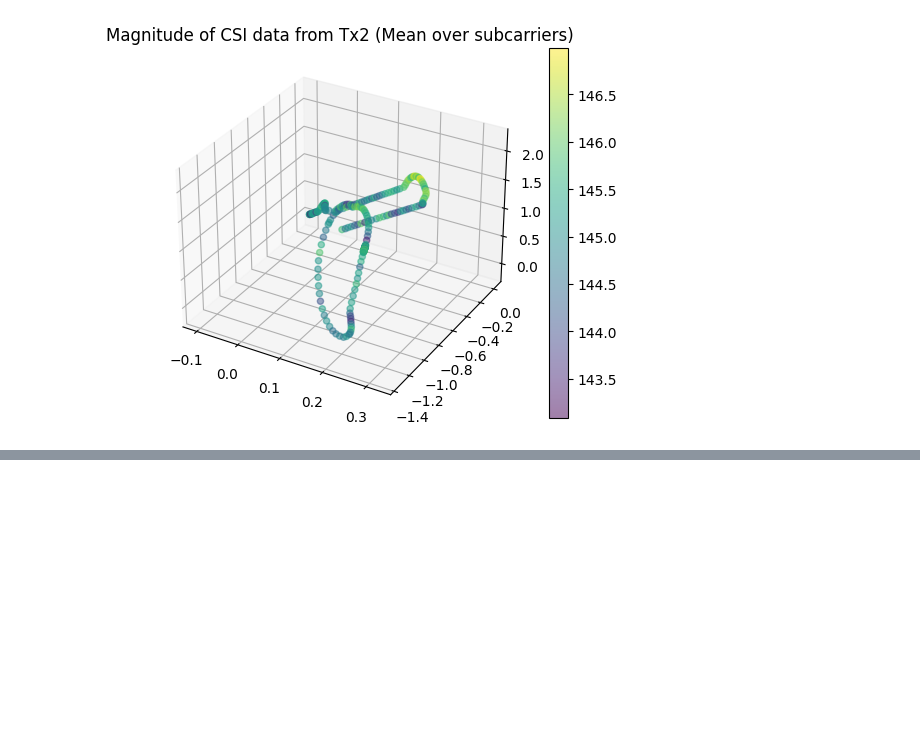
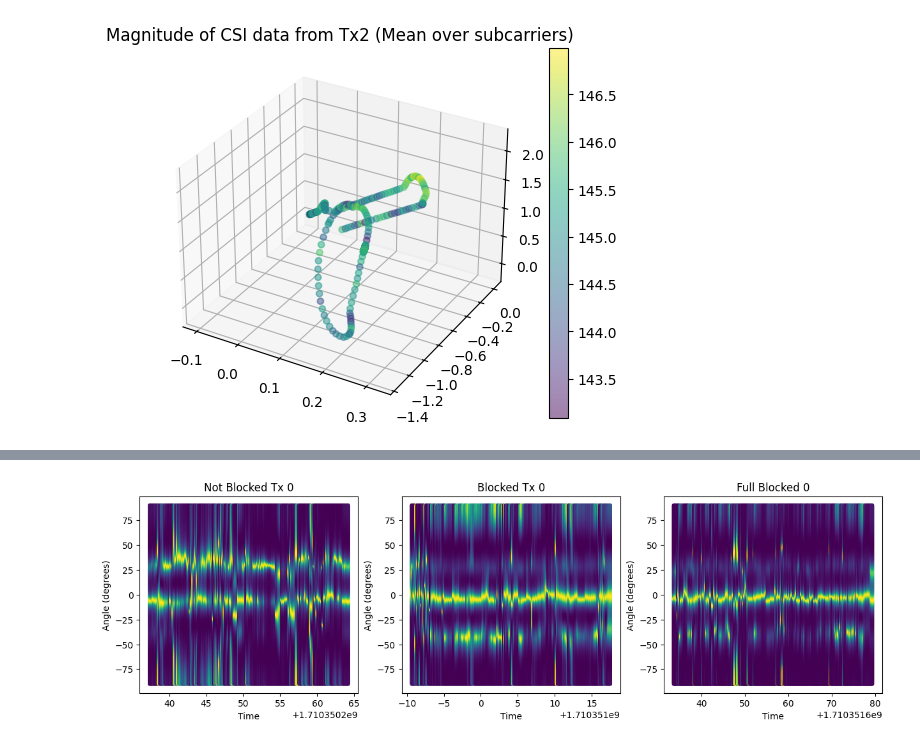
Before and after one commit to Navidt/SignalPropogation, a Jupyter notebook: visualization.ipynb, the cells around one changed output, grey strips where cells are left out. Saved outputs shown, nothing was run; the diff lists cells and outputs as text; code cells hidden in the pictures; blank space fills up the shorter version.

```diff
--- a/visualization.ipynb
+++ b/visualization.ipynb
@@ -842,0 +761,83 @@ Channel: 157  BW: 20000000.0
+# %%
+# rotationData = rosbag.Bag("rotationData.bag")
+# controlData = rosbag.Bag("testingData/control.bag")
+# musicData1 = get_angle_profiles(rotationData, "music", [0, 10, 20, 30, 40, 49])
+# musicData2 = get_angle_profiles(rotationData, "music")
+
+# controlAnglesMusic = get_angle_profiles(controlData, "music")
+# controlAnglesAOA = get_angle_profiles(controlData, "aoa")
+
+# neg45Data = rosbag.Bag("testingData/reflector1.bag")
+# neg45AnglesMusic = get_angle_profiles(neg45Data, "music")
+# neg45AnglesAOA = get_angle_profiles(neg45Data, "aoa")
+# neg45AnglesOtherMusic = get_angle_profiles(neg45Data, "othermusic")
+
+
+# pos45Data = rosbag.Bag("testingData/reflector3.bag")
+# pos45AnglesMusic = get_angle_profiles(pos45Data, "music")
+# pos45AnglesAOA = get_angle_profiles(pos45Data, "aoa")
+# pos45AnglesOtherMusic = get_angle_profiles(pos45Data, "othermusic")
+
+compensationData = rosbag.Bag("compensation_2024-03-13-11-15-56.bag")
+
+
+# draw_amplitudes_4x4(compensationData)
+# phase_amplidude_2x4(compensationData, phaseRange=(-4, 4), magRange=(143, 150))
+test2 = rosbag.Bag("test2_2024-03-13-11-33-56.bag")
+
+
+rotationData = rosbag.Bag("rotationData_2024-03-13-12-09-44.bag")
+rotationProfile = get_angle_profiles(rotationData, "music", txs=[0, 1, 2, 3])
+
+closeRotationData = rosbag.Bag("rotationDataClose_2024-03-13-12-14-50.bag")
+
+headOnData = rosbag.Bag("HeadOn_2024-03-13-12-17-17.bag")
+headOnBlockedData = rosbag.Bag("HeadOnBlocked_2024-03-13-12-29-50.bag")
+headOnFullBlockedData = rosbag.Bag("HeadOnFullBlocked_2024-03-13-12-40-33.bag")
+# draw_amplitudes_4x4(headOnBlockedData)
+
+# plot_angle_profiles(rotationProfile, "All tx")
+
+for tx in range(0, 4):
+    fig, (ax0, ax1, ax2) = plt.subplots(1, 3, figsize=(15, 4))
+    blocked = get_angle_profiles(headOnBlockedData, "music", txs=[tx])
+
+    notBlocked = get_angle_profiles(headOnData, "music", txs=[tx])
+
+    fullBlocked = get_angle_profiles(headOnFullBlockedData, "music", txs=[tx])
+
+    plot_angle_profiles(notBlocked, f"Not Blocked Tx {tx}", ax0)
+
+    plot_angle_profiles(blocked, f"Blocked Tx {tx}", ax1)
+
+    plot_angle_profiles(fullBlocked, f"Full Blocked {tx}", ax2)
+    plt.show()
+
+# testData = rosbag.Bag("testData13_2024-03-13-11-03-45.bag")
+# testProfile = get_angle_profiles(testData, "aoa")
+# plot_angle_profiles(testProfile, "Test")
+# aoaData = get_angle_profiles(rotationData, "aoa")
+# clippedMusic = []
+# for i in range(len(musicData)):
+#   row = musicData[i][2].copy()
+#   row[row < 1] = 0
+#   clippedMusic.append((musicData[i][0], musicData[i][1], row))
+# clippedAoa = []
+# for i in range(len(aoaData)):
+#   row = aoaData[i][2].copy()
+#   row[row < 1] = 0
+#   clippedAoa.append((aoaData[i][0], aoaData[i][1], row))
+# clippedCombined = []
+# for i in range(len(musicData)):
+#   clippedCombined.append((musicData[i][0], musicData[i][1], clippedMusic[i][2] * clippedMusic[i][2]))
+
+# differences = []
+# for i in range(len(musicData)):
+#   differences.append((musicData[i][0], musicData[i][1], np.isclose(musicData[i][2], aoaData[i][2], rtol=0.3)))
+
+# print(neg45AnglesMusic)
+
+# plot_angle_profiles(neg45AnglesAOA, "Negative Angle Reflector (AOA)")
+# plot_angle_profiles(neg45AnglesMusic, "Negative Angle Reflector (MUSIC)")
+# plot_angle_profiles(neg45AnglesOtherMusic, "Negative Angle Reflector (Other MUSIC)")
+# %% [output]
@@ -842,0 +852 @@ Channel: 157  BW: 20000000.0
+[figure, added]
```
Also changed, not shown: parts of 18 cells of this notebook, 30 other files.
